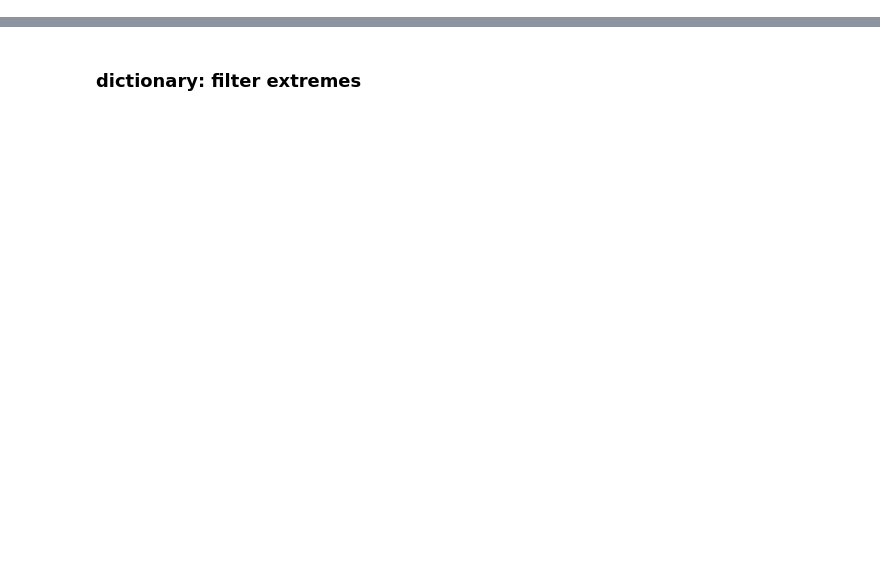
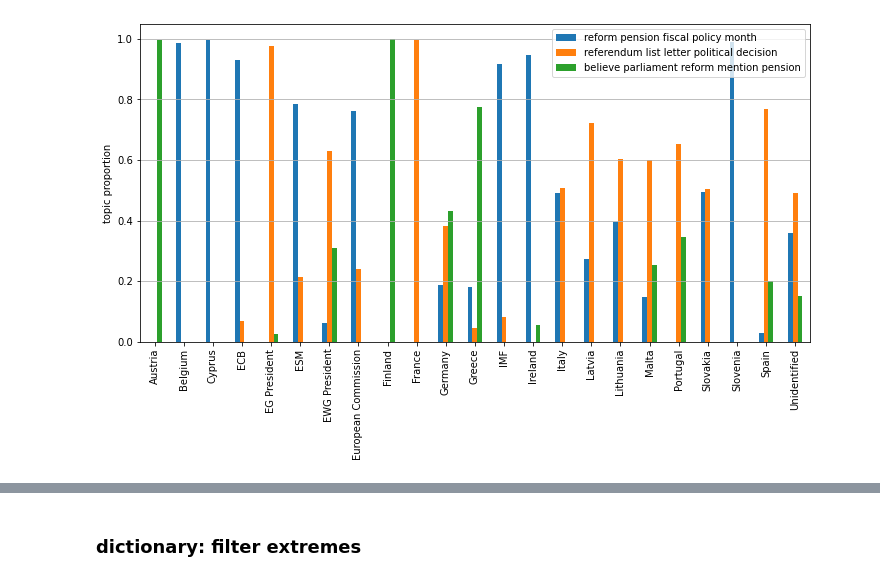
Before and after one commit to ariansajina/master-thesis, a Jupyter notebook: notebooks/topic_models.ipynb, the cells around one changed output, grey strips where cells are left out. Saved outputs shown, nothing was run; the diff lists cells and outputs as text; code cells hidden in the pictures; blank space fills up the shorter version.

```diff
--- a/notebooks/topic_models.ipynb
+++ b/notebooks/topic_models.ipynb
@@ -43,0 +371,11 @@ nlp = spacy.load('en_core_web_sm', exclude=["ner"])  # speed
+# %%
+topic_corpus = [author_model.get_author_topics(author) for author in author2doc.keys()]
+
+topic_proportions = pd.DataFrame(np.zeros((len(topic_corpus), 3)))
+
+for i,doc in enumerate(topic_corpus):
+    for topic in doc:
+        topic_proportions.iloc[i,topic[0]] = topic[1]
+
+topic_proportions.set_index(pd.Series(list(author2doc.keys())), inplace=True)
+topic_proportions.rename(columns={i:t for i,t in enumerate(topic_labels)}, inplace=True)
@@ -43,0 +402,20 @@ nlp = spacy.load('en_core_web_sm', exclude=["ner"])  # speed
+# %%
+# author = entity
+entity_topic_proportions = topic_proportions.copy()
+
+fig, ax = plt.subplots(figsize=(12,7))
+
+entity_topic_proportions.sort_index().plot.bar(ax=ax, label=topic_labels)
+#ax.set_xticklabels(entity_topic_proportions.index, rotation=45)
+#ax.legend()
+#ax.legend(loc='upper center', bbox_to_anchor=(0.6, -0.2), shadow=True, ncol=1, )
+
+ax.set_ylabel('topic proportion')
+#ax.set_xlabel('Eurogroup meeting date')
+ax.grid(axis='y')
+
+#ig.tight_layout()
+fig.subplots_adjust(bottom=0.25)
+fig.savefig('../figures/stm-leaks-dates.png')
+# %% [output]
+[figure, added]
```
Also changed, not shown: parts of 155 cells of this notebook, 9 other files.
